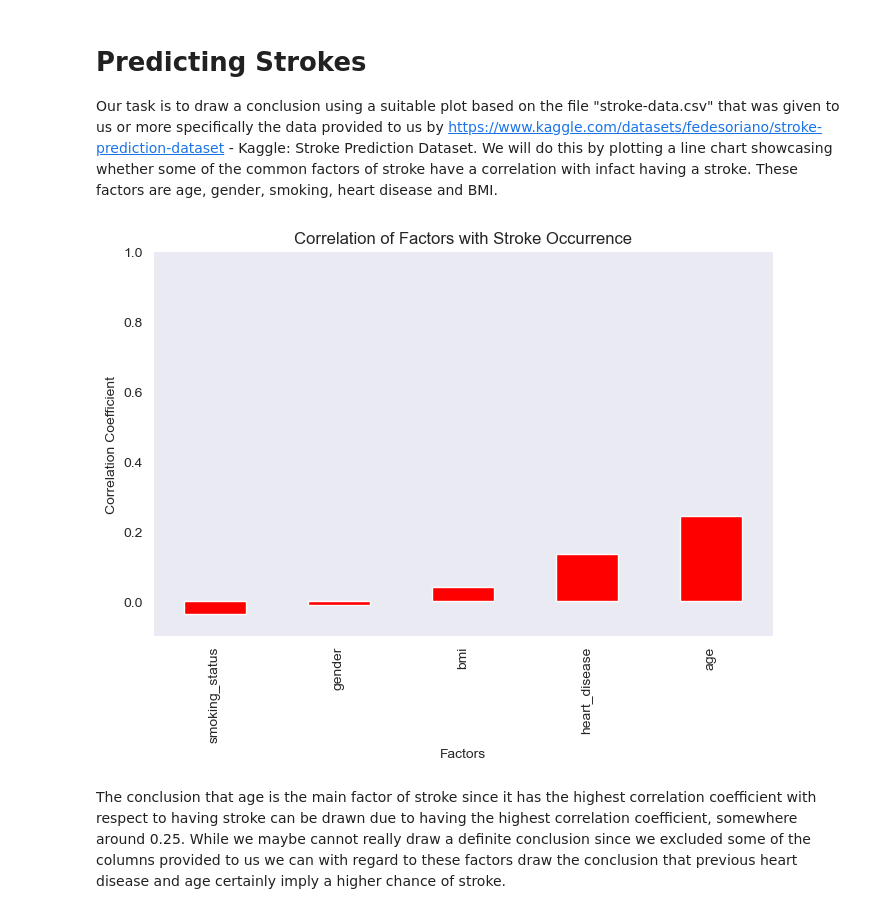
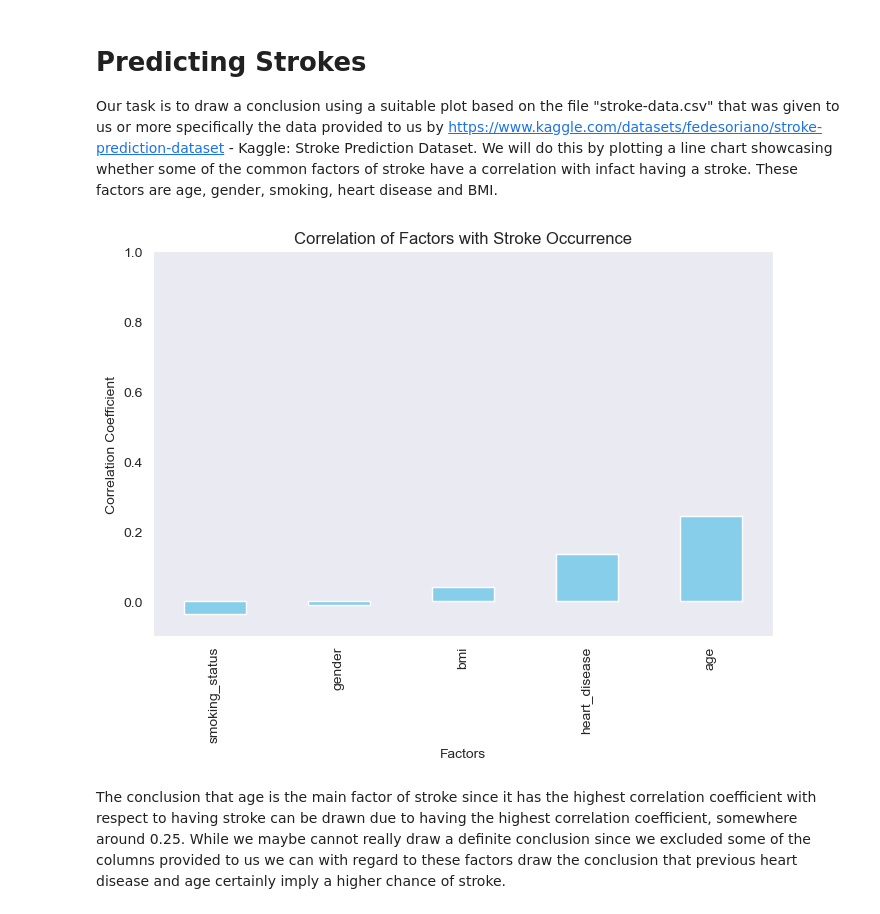
Before and after one commit to MrHEFF/su-mt4007, a Jupyter notebook: HW2/HW2.ipynb, the cells around one changed output. Drawn from its saved outputs; the diff is of its cells as text; code cells hidden in the pictures.

```diff
--- a/HW2/HW2.ipynb
+++ b/HW2/HW2.ipynb
@@ -93,34 +100,34 @@ import matplotlib.pyplot as plt
 import seaborn as sns
 
 data = pd.read_csv('stroke-data.csv') # read
 
 data = data[['gender', 'age', 'smoking_status', 'heart_disease', 'bmi', 'stroke']] # choose relevant columns and define only those as parts of data
 
 data['gender'] = data['gender'].map({'Male': 0, 'Female': 1, 'Other': 2}) # substitute missing gender
 data['smoking_status'] = data['smoking_status'].map({ # map missing smoking status with numerical values
     'never smoked': 0,
     'formerly smoked': 1,
     'smokes': 2,
     'Unknown': 3
 })
 
 corr_matrix = data.corr() # correlation matrix, ie compute correlation between columns of our data, excluding null values
 
 stroke_corr = corr_matrix['stroke'].drop('stroke').sort_values(ascending=True) # drop/remove unecessary rows or columns
 # from our dataframe matrix corr_matrix and show correlation with having a stroke and then finally sort
 
 sns.set_style(style="dark") # set style of chart
 
 plt.figure(figsize=(8,5)) # create bar plot with some dimensions
-stroke_corr.plot(kind='bar', color='red') # characteristics of plot
+stroke_corr.plot(kind='bar', color='skyblue') # characteristics of plot
 
 plt.title('Correlation of Factors with Stroke Occurrence')
 plt.xlabel('Factors')
 plt.ylabel('Correlation Coefficient')
 plt.ylim(-0.1, 1)
 
 plt.show() # display
 # %% [output]
-[figure, old version]
+[figure, new version]
 # %% [markdown]
 The conclusion that age is the main factor of stroke since it has the highest correlation coefficient with respect to having stroke can be drawn due to having the highest correlation coefficient, somewhere around 0.25. While we maybe cannot really draw a definite conclusion since we excluded some of the columns provided to us we can with regard to these factors draw the conclusion that previous heart disease and age certainly imply a higher chance of stroke.
```
Also changed, not shown: parts of 5 cells of this notebook.
